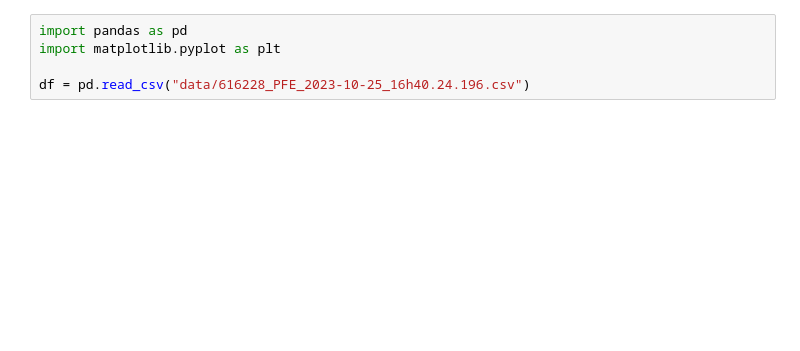
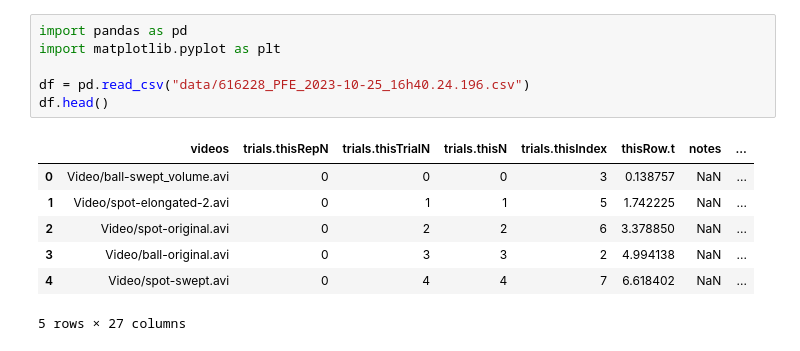
Before and after one commit to QuentinPerret/PFE-EyeTracking, a Jupyter notebook: data_analyzer.ipynb, the cells around one changed output. Drawn from its saved outputs; the diff is of its cells as text; blank space fills up the shorter version.

```diff
--- a/data_analyzer.ipynb
+++ b/data_analyzer.ipynb
@@ -1,5 +1,14 @@
 # %%
 import pandas as pd
 import matplotlib.pyplot as plt
 
 df = pd.read_csv("data/616228_PFE_2023-10-25_16h40.24.196.csv")
+df.head()
+# %% [output]
+|  | videos | trials.thisRepN | trials.thisTrialN | trials.thisN | trials.thisIndex | thisRow.t | notes | ... |
+| 0 | Video/ball-swept_volume.avi | 0 | 0 | 0 | 3 | 0.138757 | NaN | ... |
+| 1 | Video/spot-elongated-2.avi | 0 | 1 | 1 | 5 | 1.742225 | NaN | ... |
+| 2 | Video/spot-original.avi | 0 | 2 | 2 | 6 | 3.378850 | NaN | ... |
+| 3 | Video/ball-original.avi | 0 | 3 | 3 | 2 | 4.994138 | NaN | ... |
+| 4 | Video/spot-swept.avi | 0 | 4 | 4 | 7 | 6.618402 | NaN | ... |
+5 rows × 27 columns
```
Also changed, not shown: parts of 5 cells of this notebook, 3 other files.
